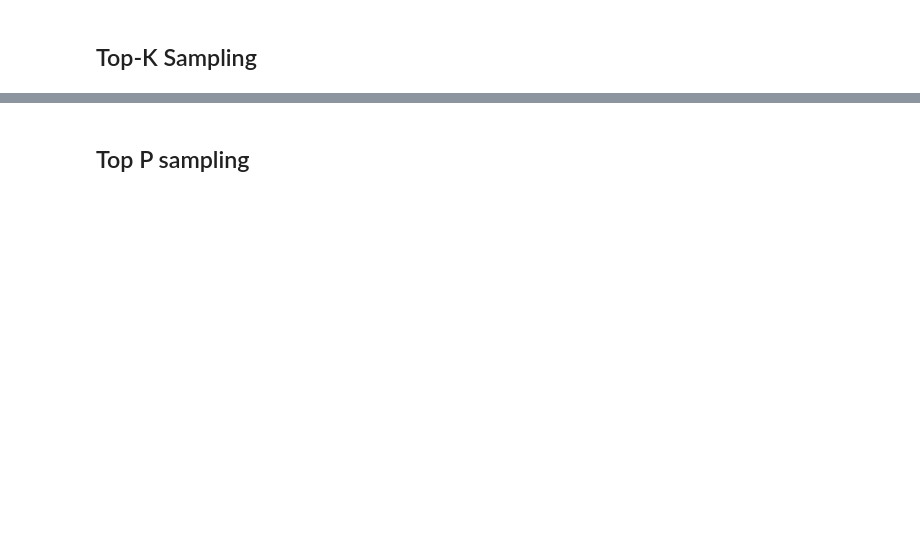
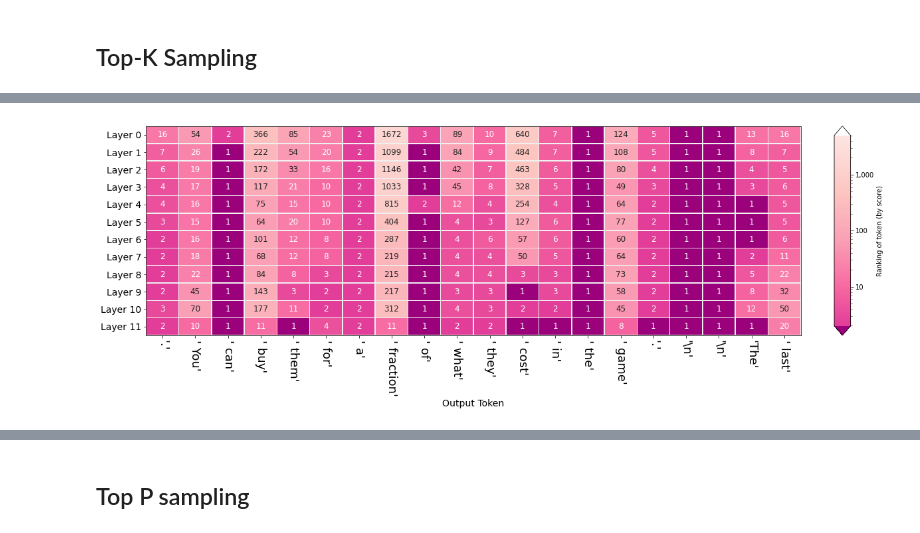
Before and after one commit to Nempickaxe/mini_projects, a Jupyter notebook: Language_model_decoding_parameters.ipynb, the cells around one changed output, grey strips where cells are left out. Saved outputs shown, nothing was run; the diff lists cells and outputs as text; code cells hidden in the pictures; blank space fills up the shorter version.

```diff
--- a/Language_model_decoding_parameters.ipynb
+++ b/Language_model_decoding_parameters.ipynb
@@ -209,7 +251,7 @@ Predictions for position 6
 # %% [markdown]
 ## Top-K Sampling
 # %%
-topk = lm.generate('The orange is sweet', max_length=20, do_sample=True, top_k=30)
+topk = lm.generate('Roses are red, violets are blue', max_length=30, do_sample=True, top_k=20)
 # %% [output]
 [interactive output not drawn]
 [interactive output not drawn]
@@ -227 +269,5 @@ topk = lm.generate('The orange is sweet', max_length=20, do_sample=True, top_k=3
+# %%
+topk.rankings()
+# %% [output]
+[figure, added]
 # %%
```
Also changed, not shown: parts of 18 cells of this notebook.
